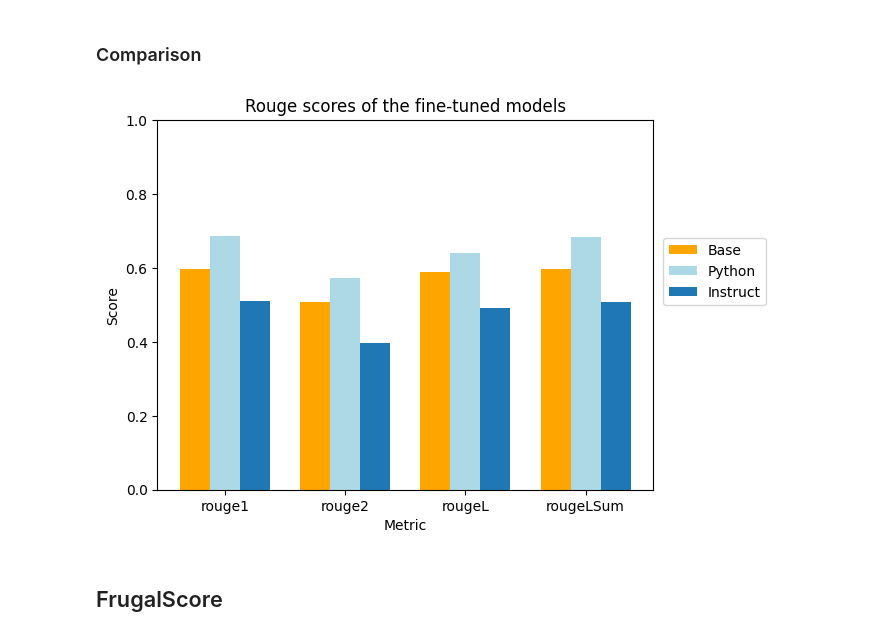
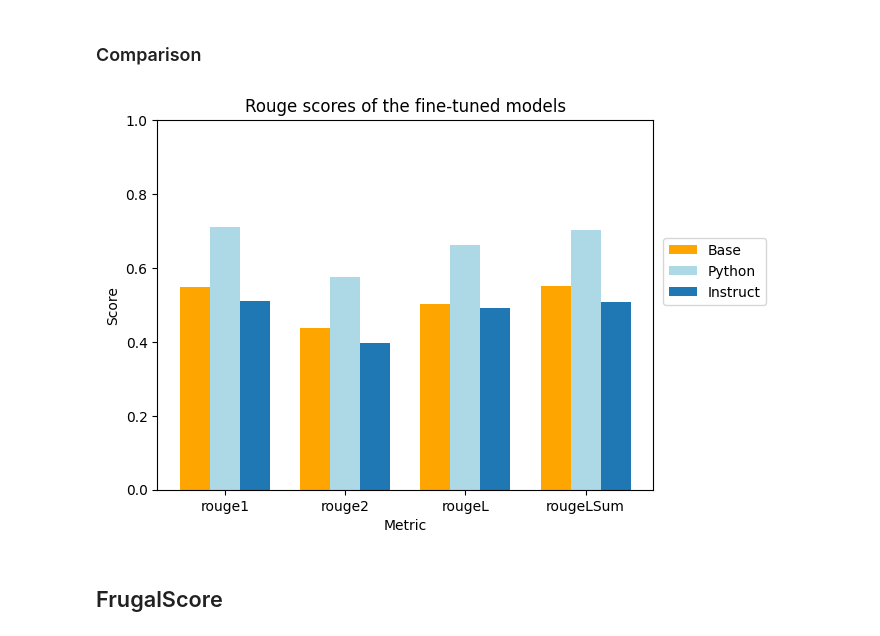
Before and after one commit to annaluizacaraciolo/fine_tuning_for_mojo_gen, a Jupyter notebook: MetricsPlots.ipynb, the cells around one changed output. Cells and saved outputs as stored; diff of their text form; code cells hidden in the pictures.

```diff
--- a/MetricsPlots.ipynb
+++ b/MetricsPlots.ipynb
@@ -49,31 +49,31 @@ plt.show()
 ### Comparison
 # %%
 x = ["rouge1", "rouge2", "rougeL", "rougeLSum"]
-y_base = [0.598, 0.507, 0.588, 0.598]
-y_python = [0.686, 0.573, 0.640, 0.684]
+y_base = [0.549, 0.438, 0.503, 0.552]
+y_python = [0.711, 0.576, 0.661, 0.702]
 y_instruct = [0.511, 0.398, 0.492, 0.508]
 
 label_locations = np.arange(4)
 width = 0.25
 fig, ax = plt.subplots()
 
 code_llama = ax.bar(label_locations - width, y_base, width, label='Base', color='orange')
 code_llama_python = ax.bar(label_locations, y_python, width, label='Python', color='lightblue')
 code_llama_instruct = ax.bar(label_locations + width, y_instruct, width, label='Instruct')
 
 ax.legend([code_llama, code_llama_python, code_llama_instruct], ['Base', 'Python', 'Instruct'])
 
 ax.set_xticks(label_locations)
 ax.set_xticklabels(x)
 
 plt.ylim(0.0, 1.0)
 plt.xlabel("Metric")
 plt.ylabel("Score")
 plt.legend(loc=(1.02, 0.5))
 plt.title("Rouge scores of the fine-tuned models")
 plt.show()
 # %% [output]
-[figure, old version]
+[figure, new version]
 # %% [markdown]
 ## FrugalScore
 # %% [markdown]
```
Also changed, not shown: parts of 5 cells of this notebook, 3 other files.
